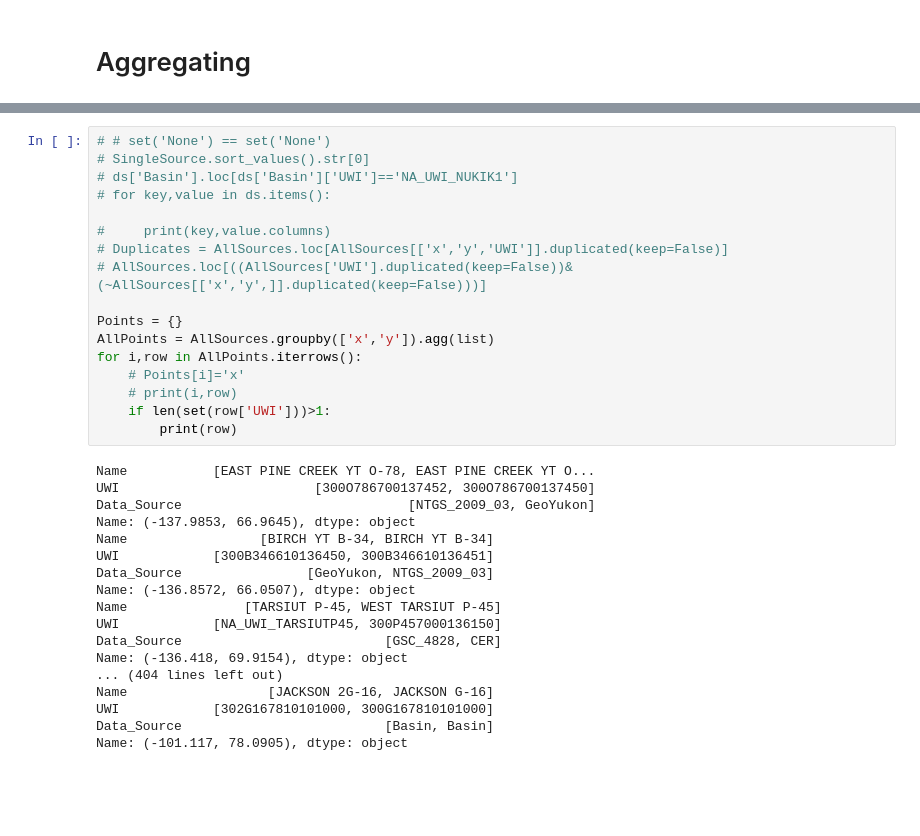
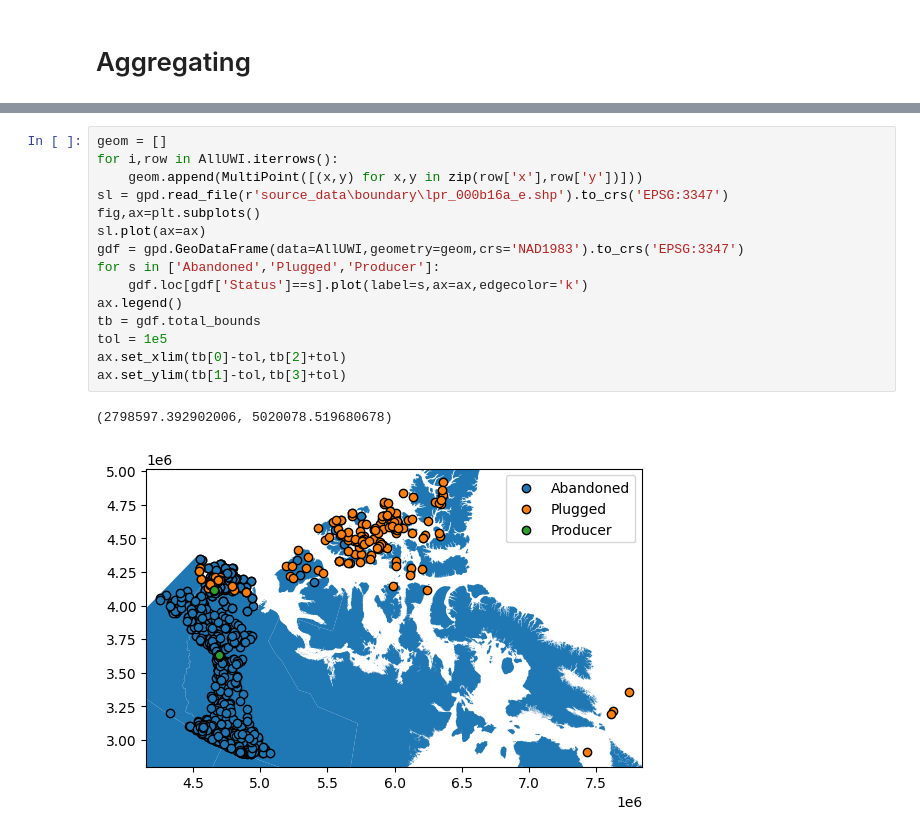
Before and after one commit to gsc-permafrost/NorthernWellSites, a Jupyter notebook: NorthernWellDatabase.ipynb, the cells around one changed output, grey strips where cells are left out. Cells and saved outputs as stored; diff of their text form; blank space fills up the shorter version.

```diff
--- a/NorthernWellDatabase.ipynb
+++ b/NorthernWellDatabase.ipynb
@@ -607,35 +458,18 @@ Name: Data_Source, Length: 517, dtype: object
-# %%
-# # set('None') == set('None')
-# SingleSource.sort_values().str[0]
-# ds['Basin'].loc[ds['Basin']['UWI']=='NA_UWI_NUKIK1']
-# for key,value in ds.items():
-
-#     print(key,value.columns)
-# Duplicates = AllSources.loc[AllSources[['x','y','UWI']].duplicated(keep=False)]
-# AllSources.loc[((AllSources['UWI'].duplicated(keep=False))&(~AllSources[['x','y',]].duplicated(keep=False)))]
-
-Points = {}
-AllPoints = AllSources.groupby(['x','y']).agg(list)
-for i,row in AllPoints.iterrows():
-    # Points[i]='x'
-    # print(i,row)
-    if len(set(row['UWI']))>1:
-        print(row)
-# %% [output]
-Name           [EAST PINE CREEK YT O-78, EAST PINE CREEK YT O...
-UWI                         [300O786700137452, 300O786700137450]
-Data_Source                             [NTGS_2009_03, GeoYukon]
-Name: (-137.9853, 66.9645), dtype: object
-Name                 [BIRCH YT B-34, BIRCH YT B-34]
-UWI            [300B346610136450, 300B346610136451]
-Data_Source                [GeoYukon, NTGS_2009_03]
-Name: (-136.8572, 66.0507), dtype: object
-Name               [TARSIUT P-45, WEST TARSIUT P-45]
-UWI            [NA_UWI_TARSIUTP45, 300P457000136150]
-Data_Source                          [GSC_4828, CER]
-Name: (-136.418, 69.9154), dtype: object
-... (404 lines left out)
-Name                  [JACKSON 2G-16, JACKSON G-16]
-UWI            [302G167810101000, 300G167810101000]
-Data_Source                          [Basin, Basin]
-Name: (-101.117, 78.0905), dtype: object
+# %%
+geom = []
+for i,row in AllUWI.iterrows():
+	geom.append(MultiPoint([(x,y) for x,y in zip(row['x'],row['y'])]))
+sl = gpd.read_file(r'source_data\boundary\lpr_000b16a_e.shp').to_crs('EPSG:3347')
+fig,ax=plt.subplots()
+sl.plot(ax=ax)
+gdf = gpd.GeoDataFrame(data=AllUWI,geometry=geom,crs='NAD1983').to_crs('EPSG:3347')
+for s in ['Abandoned','Plugged','Producer']:
+	gdf.loc[gdf['Status']==s].plot(label=s,ax=ax,edgecolor='k')
+ax.legend()
+tb = gdf.total_bounds
+tol = 1e5
+ax.set_xlim(tb[0]-tol,tb[2]+tol)
+ax.set_ylim(tb[1]-tol,tb[3]+tol)
+# %% [output]
+(2798597.392902006, 5020078.519680678)
+[figure, added]
```
Also changed, not shown: parts of 8 cells of this notebook, 6 other files.
